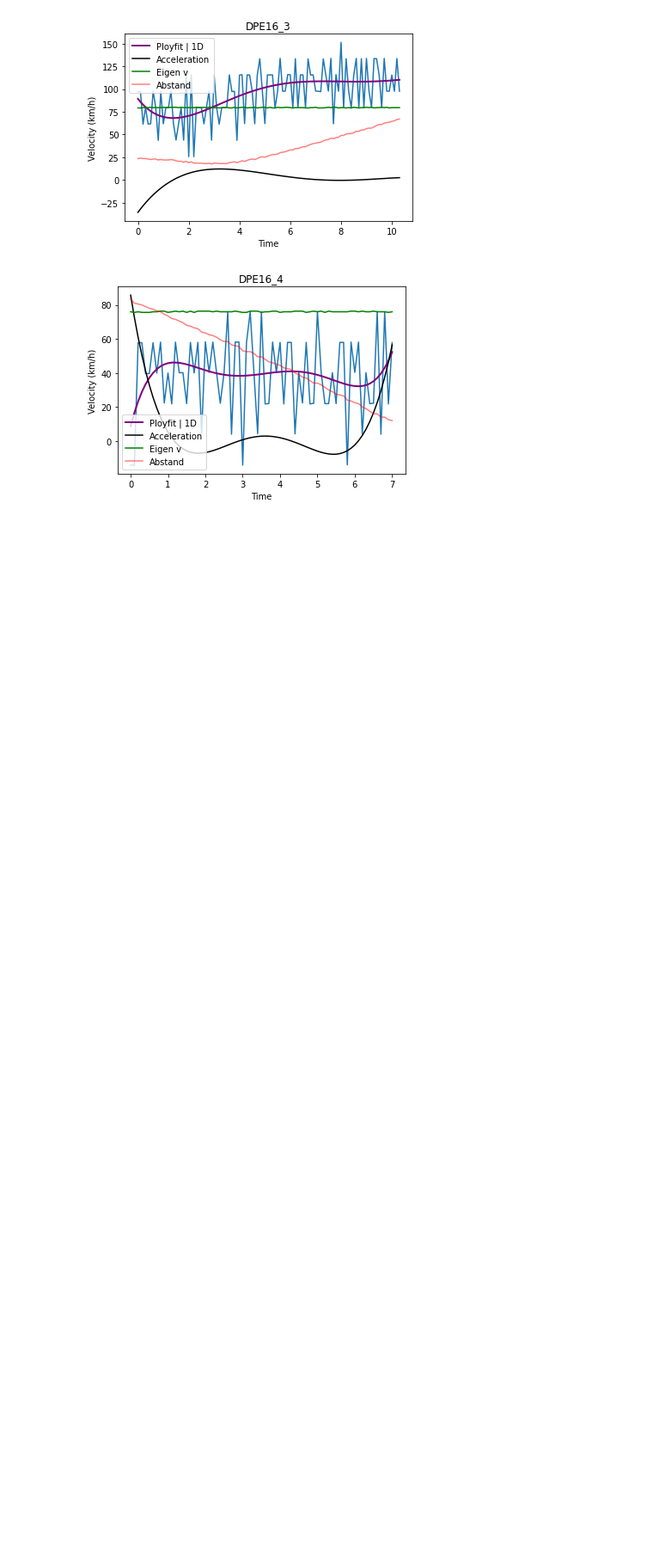
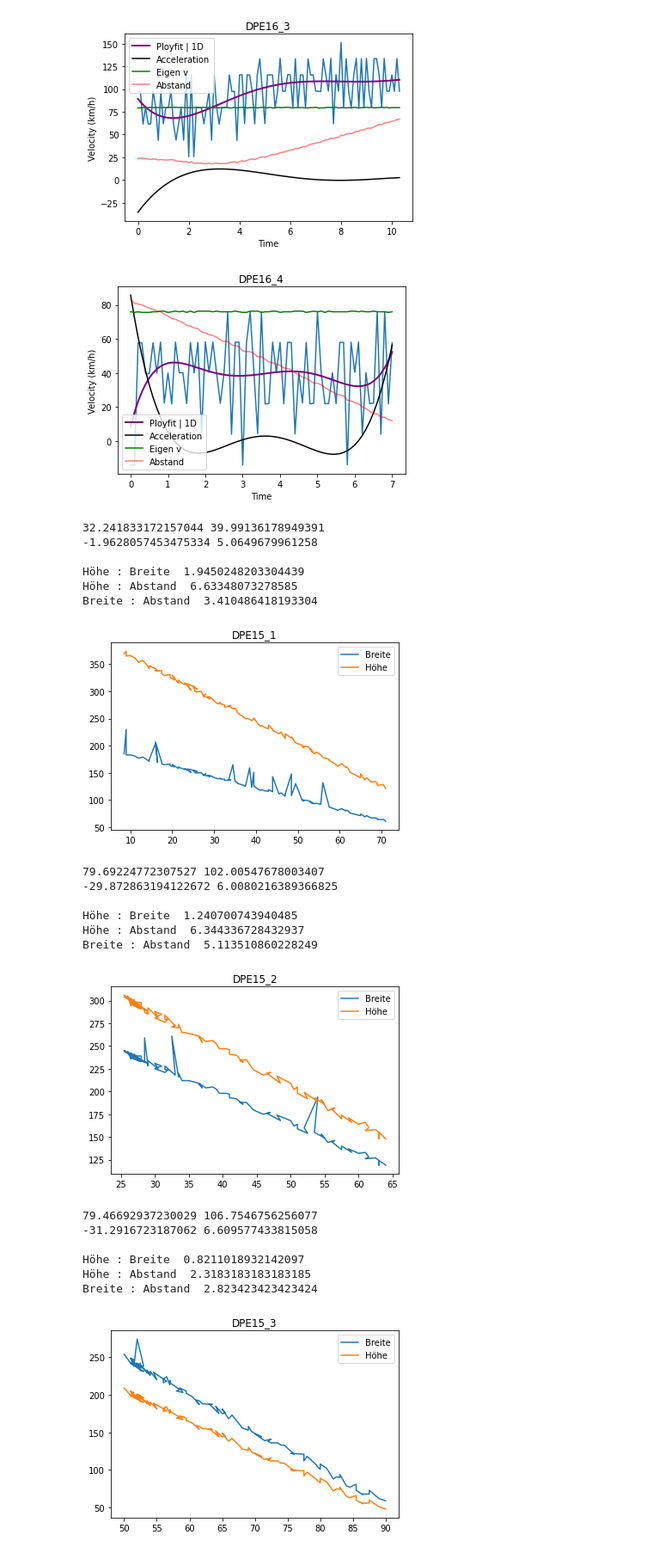
Before and after one commit to JanTSV/Evidenztheorie, a Jupyter notebook: main.ipynb, the cells around one changed output. Shown: that part at 86% size. Saved outputs shown, nothing was run; the diff lists cells and outputs as text; code cells hidden in the pictures; blank space fills up the shorter version.

```diff
--- a/main.ipynb
+++ b/main.ipynb
@@ -184,3 +184,45 @@ save_data_dict(data_dict, Path("updated_data"))
 [figure]
 [figure]
 [figure]
+# %%
+# Plot höhe breite abstand
+for path, df in data_dict.items():
+    plt.title(path)
+
+    plt.plot(df["Abstand(m)"], df["Bbox_Breite"], label="Breite")
+    plt.plot(df["Abstand(m)"], df["Bbox_Höhe"], label="Höhe")
+
+    # Verhältnis berechnen
+    x, y, z = np.mean(df["Bbox_Höhe"]), np.mean(df["Bbox_Breite"]), np.mean(df["Abstand(m)"])
+    val = x / y
+    print(df.iloc[10:]["v(km/h) polyfit"].min(), df["v(km/h) polyfit"].max())
+    print(df["a(km/h^2)"].min(), df["a(km/h^2)"].max())
+    print("")
+    print("Höhe : Breite ", val)
+    print("Höhe : Abstand ", (x / z))
+    print("Breite : Abstand ", (y / z))
+
+    plt.legend()
+    plt.show()
+# %% [output]
+32.241833172157044 39.99136178949391
+-1.9628057453475334 5.0649679961258
+
+Höhe : Breite  1.9450248203304439
+Höhe : Abstand  6.63348073278585
+Breite : Abstand  3.410486418193304
+[figure, added]
+79.69224772307527 102.00547678003407
+-29.872863194122672 6.0080216389366825
+
+Höhe : Breite  1.240700743940485
+Höhe : Abstand  6.344336728432937
+Breite : Abstand  5.113510860228249
+[figure, added]
+79.46692937230029 106.7546756256077
+-31.2916723187062 6.609577433815058
+
+Höhe : Breite  0.8211018932142097
+Höhe : Abstand  2.3183183183183185
+Breite : Abstand  2.823423423423424
+[figure, added]
```
Also changed, not shown: parts of 3 cells of this notebook.
